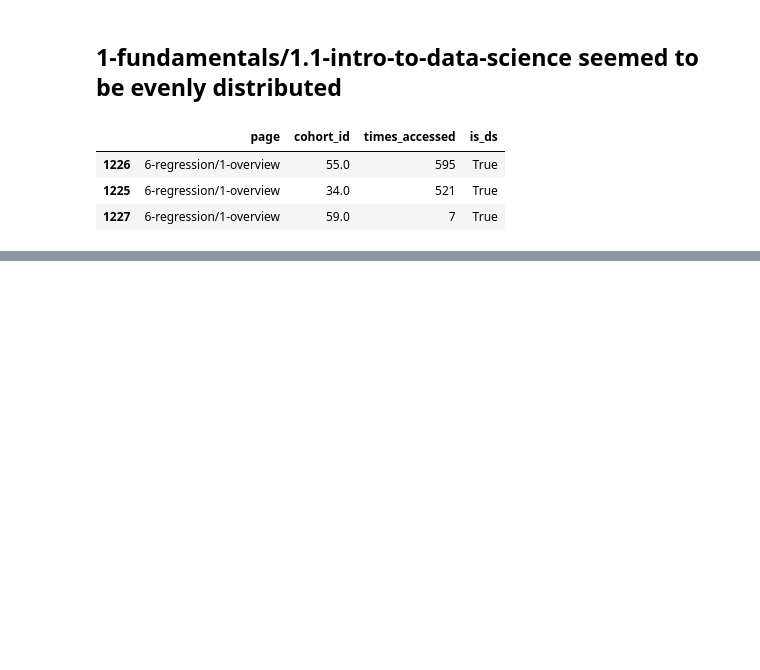
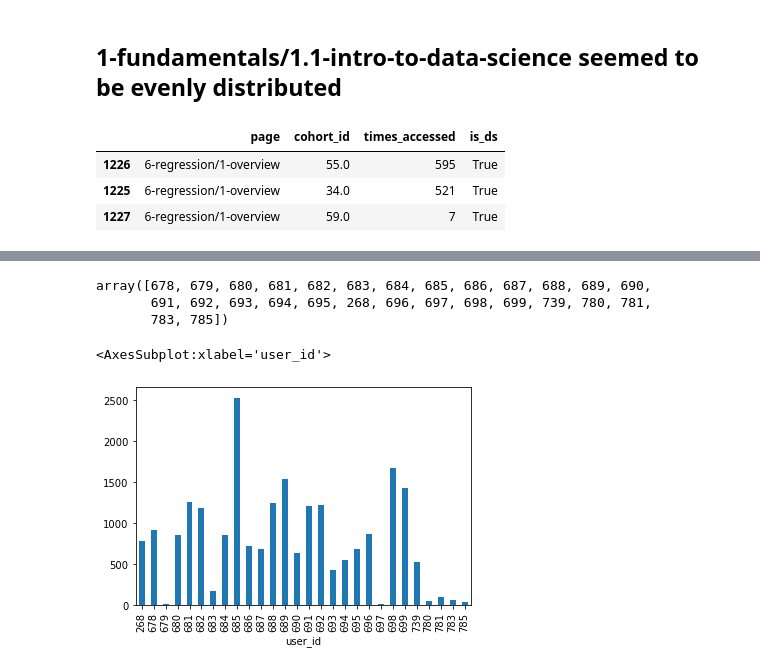
Before and after one commit to george887/time_series_project, a Jupyter notebook: explore.ipynb, the cells around one changed output, grey strips where cells are left out. Saved outputs shown, nothing was run; the diff lists cells and outputs as text; code cells hidden in the pictures; blank space fills up the shorter version.

```diff
--- a/explore.ipynb
+++ b/explore.ipynb
@@ -454,0 +671,3 @@ ds_pgs_accessed_df[ds_pgs_accessed_df.page .isin(["6-regression/1-overview"])]
+# %%
+df['date'] = df.index
+df.head()
@@ -454,0 +682,3 @@ ds_pgs_accessed_df[ds_pgs_accessed_df.page .isin(["6-regression/1-overview"])]
+# %%
+# Merging the original data frame with zacks
+df = df.merge(cohort_df, on ='cohort_id', how = 'left')
@@ -454,0 +694,2 @@ ds_pgs_accessed_df[ds_pgs_accessed_df.page .isin(["6-regression/1-overview"])]
+# %%
+df.index = df.date
@@ -454,0 +706,3 @@ ds_pgs_accessed_df[ds_pgs_accessed_df.page .isin(["6-regression/1-overview"])]
+# %%
+darden = df[df.cohort_id == 59]
+darden.head()
@@ -454,0 +783,13 @@ ds_pgs_accessed_df[ds_pgs_accessed_df.page .isin(["6-regression/1-overview"])]
+# %%
+y = darden.groupby(['user_id'])['times_accessed'].sum()
+darden_userid_list = darden.user_id.unique()
+darden_userid_list
+# %% [output]
+array([678, 679, 680, 681, 682, 683, 684, 685, 686, 687, 688, 689, 690,
+       691, 692, 693, 694, 695, 268, 696, 697, 698, 699, 739, 780, 781,
+       783, 785])
+# %%
+darden.groupby(['user_id'])['times_accessed'].sum().plot(kind='bar')
+# %% [output]
+<AxesSubplot:xlabel='user_id'>
+[figure, added]
```
Also changed, not shown: parts of 90 cells of this notebook, 1 other file.
